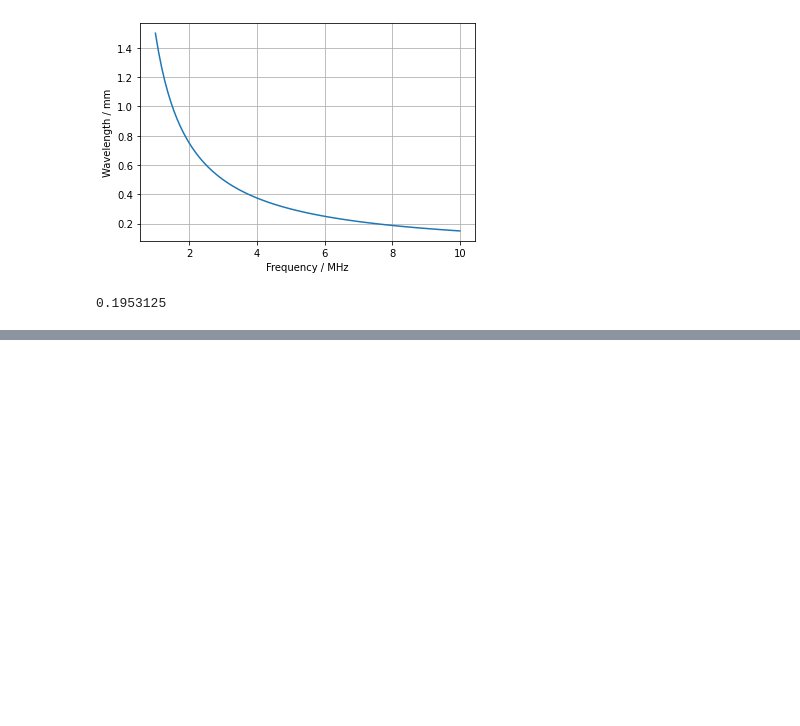
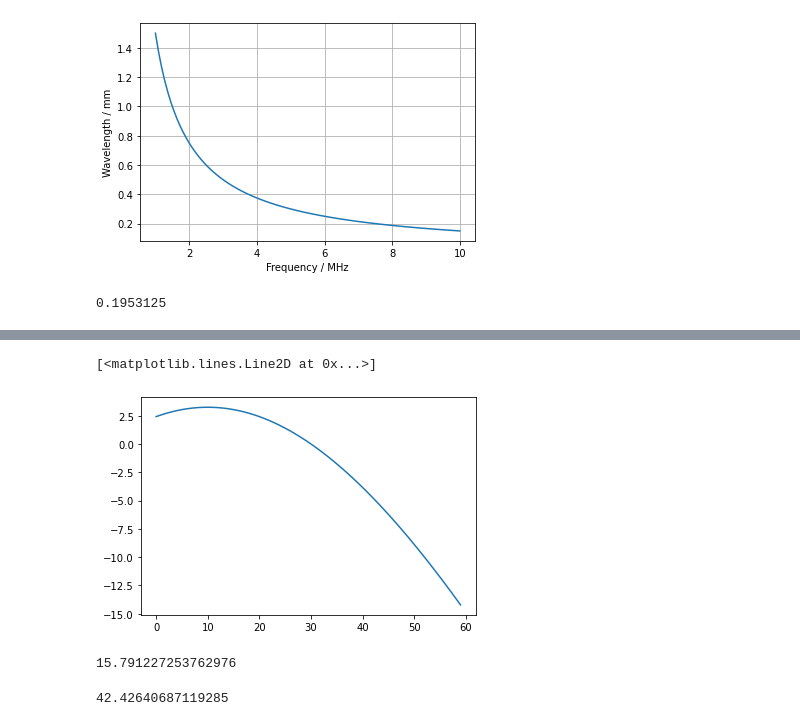
Before and after one commit to kwokkenton/dormouse, a Jupyter notebook: analysis/basic.ipynb, the cells around one changed output, grey strips where cells are left out. Drawn from its saved outputs; the diff is of its cells as text; code cells hidden in the pictures; blank space fills up the shorter version.

```diff
--- a/analysis/basic.ipynb
+++ b/analysis/basic.ipynb
@@ -16,0 +83,32 @@ plt.grid()
+# %%
+x_n = np.arange(-30,30)
+plt.plot(find_delay(x_n, 60, 20))
+# %% [output]
+[<matplotlib.lines.Line2D at 0x...>]
+[figure, added]
+# %%
+def find_delay_ang(theta, r, x_n):
+    c = 1540
+    t_delay = r - np.sqrt(r*r - 2*r*x_n*np.sin(theta/180*np.pi) + x_n*x_n)
+    return t_delay
+
+theta = np.linspace(0, 90, 100)
+
+def find_diff_ang(theta, r, x_n):
+    xs = np.concatenate((np.arange(-x_n, 1), [x_n]))
+    array = np.zeros((len(xs), len(theta)))
+    for i, x_n in enumerate(xs):
+        tn = find_delay_ang(theta, r, x_n)
+        array[i,:] = tn
+
+    diff = np.max(array, axis=0) - np.min(array, axis=0)
+    return diff
+
+find_diff_ang(theta, 60, 30)
+find_delay_ang(45, 60, 30)
+# %% [output]
+15.791227253762976
+# %%
+60*np.cos(np.pi/4)
+# %% [output]
+42.42640687119285
```
Also changed, not shown: parts of 6 cells of this notebook, 4 other files.
